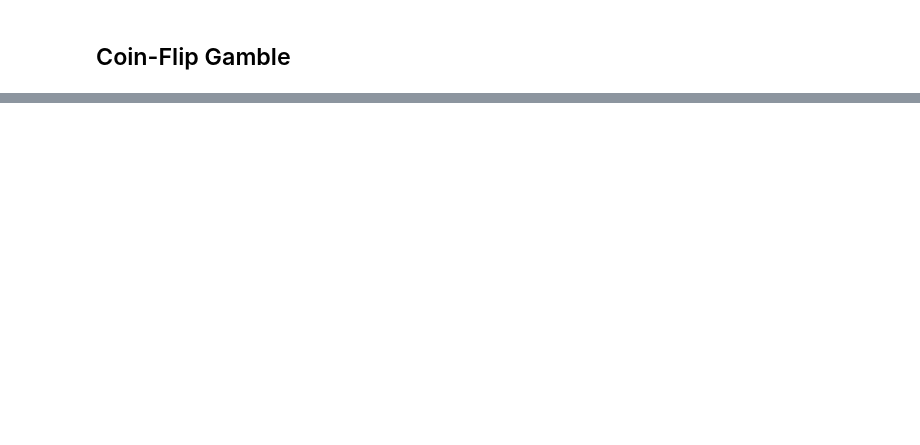
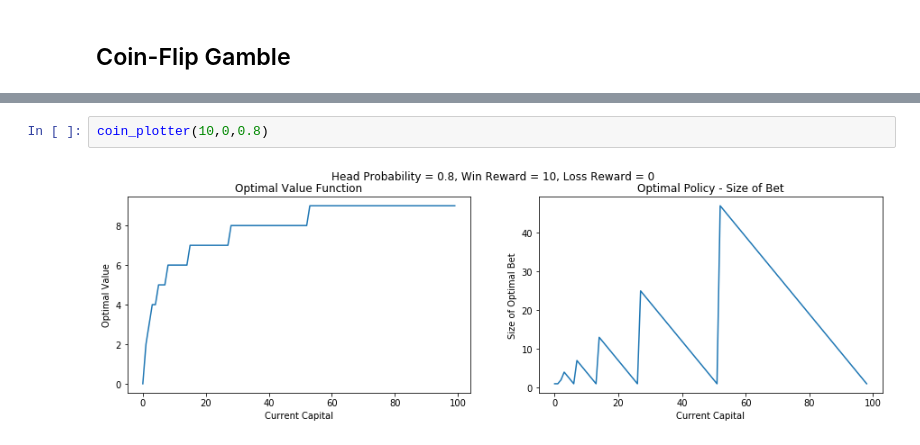
Before and after one commit to navyamehta/optimization-algorithms, a Jupyter notebook: reinforcement-learning-MDP/PART 1 - Simulating Perfect Environments.ipynb, the cells around one changed output, grey strips where cells are left out. Drawn from its saved outputs; the diff is of its cells as text; blank space fills up the shorter version.

```diff
--- a/reinforcement-learning-MDP/PART 1 - Simulating Perfect Environments.ipynb
+++ b/reinforcement-learning-MDP/PART 1 - Simulating Perfect Environments.ipynb
@@ -106,0 +165,4 @@ plotter(rewardmtrx, transitionrwd, discount, {(0,6),(3,3)}, 1e-3)
+# %%
+coin_plotter(10,0,0.8)
+# %% [output]
+[figure, added]
```
Also changed, not shown: parts of 5 cells of this notebook.
